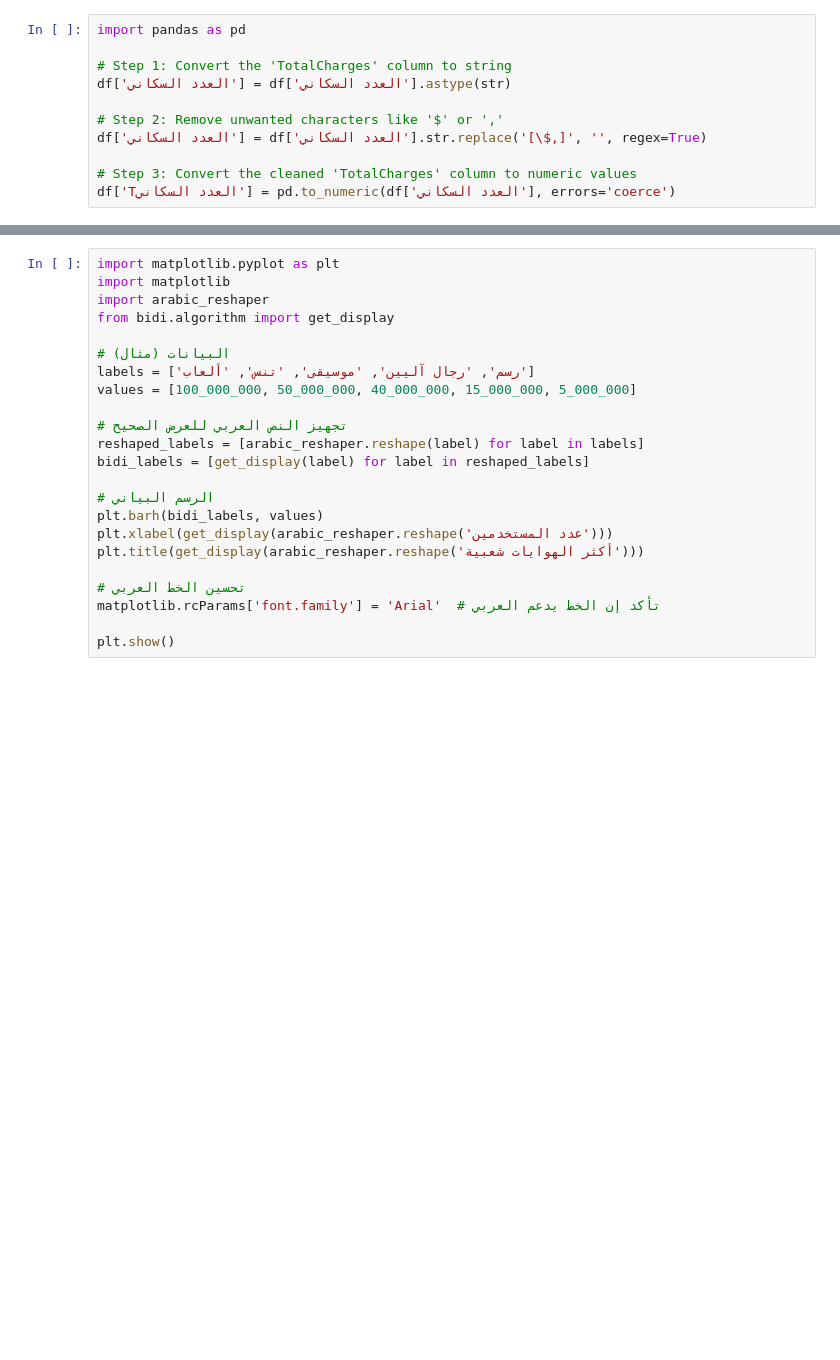
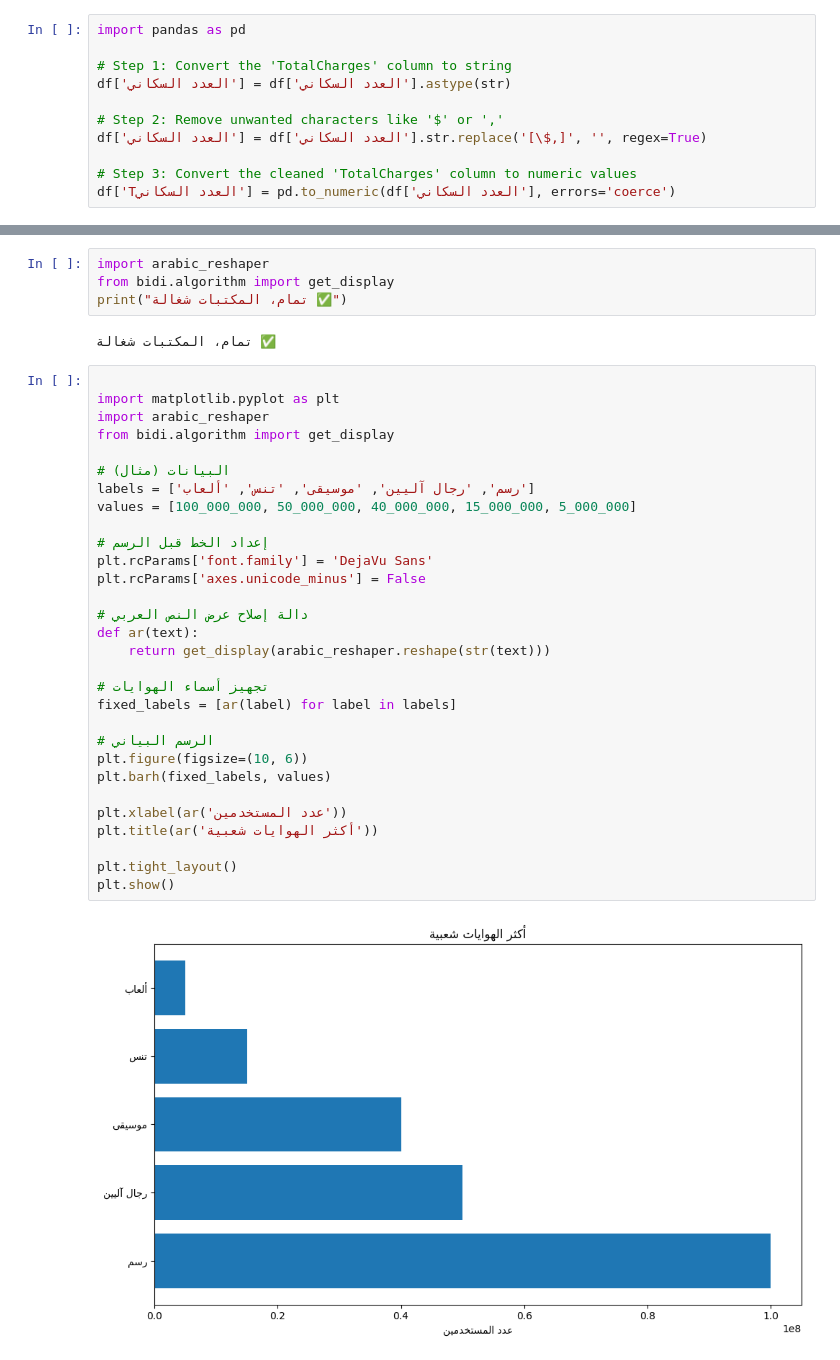
Before and after one commit to fahad-alasmari2/fahad-alasmari-portfolio, a Jupyter notebook: Jupyter_Notebook_Source_Only.ipynb, the cells around one changed output, grey strips where cells are left out. Cells and saved outputs as stored; diff of their text form; blank space fills up the shorter version.

```diff
--- a/Jupyter_Notebook_Source_Only.ipynb
+++ b/Jupyter_Notebook_Source_Only.ipynb
@@ -182,23 +378,38 @@ for العمود in اعمدة_للرسم:
+# %%
+import arabic_reshaper
+from bidi.algorithm import get_display
+print("تمام، المكتبات شغالة ✅")
+# %% [output]
+تمام، المكتبات شغالة ✅
 # %%
+
 import matplotlib.pyplot as plt
-import matplotlib
 import arabic_reshaper
 from bidi.algorithm import get_display
 
 # البيانات (مثال)
 labels = ['رسم', 'رجال آليين', 'موسيقى', 'تنس', 'ألعاب']
 values = [100_000_000, 50_000_000, 40_000_000, 15_000_000, 5_000_000]
 
-# تجهيز النص العربي للعرض الصحيح
-reshaped_labels = [arabic_reshaper.reshape(label) for label in labels]
-bidi_labels = [get_display(label) for label in reshaped_labels]
+# إعداد الخط قبل الرسم
+plt.rcParams['font.family'] = 'DejaVu Sans'
+plt.rcParams['axes.unicode_minus'] = False
+
+# دالة إصلاح عرض النص العربي
+def ar(text):
+    return get_display(arabic_reshaper.reshape(str(text)))
+
+# تجهيز أسماء الهوايات
+fixed_labels = [ar(label) for label in labels]
 
 # الرسم البياني
-plt.barh(bidi_labels, values)
-plt.xlabel(get_display(arabic_reshaper.reshape('عدد المستخدمين')))
-plt.title(get_display(arabic_reshaper.reshape('أكثر الهوايات شعبية')))
+plt.figure(figsize=(10, 6))
+plt.barh(fixed_labels, values)
 
-# تحسين الخط العربي
-matplotlib.rcParams['font.family'] = 'Arial'  # تأكد إن الخط يدعم العربي
+plt.xlabel(ar('عدد المستخدمين'))
+plt.title(ar('أكثر الهوايات شعبية'))
 
+plt.tight_layout()
 plt.show()
+# %% [output]
+[figure, added]
```
Also changed, not shown: parts of 21 cells of this notebook.
